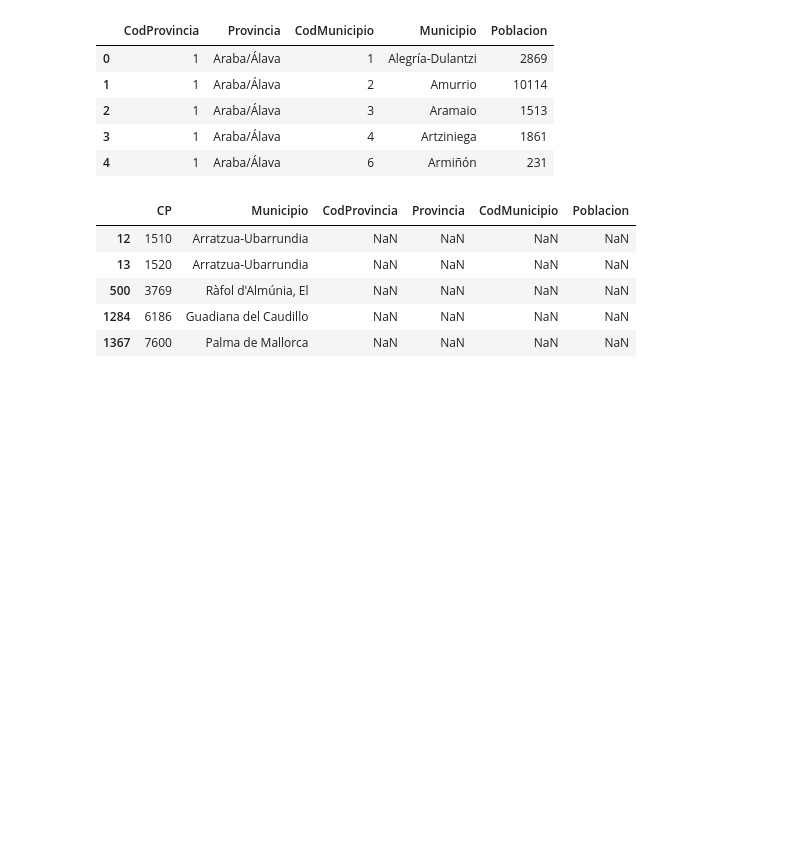
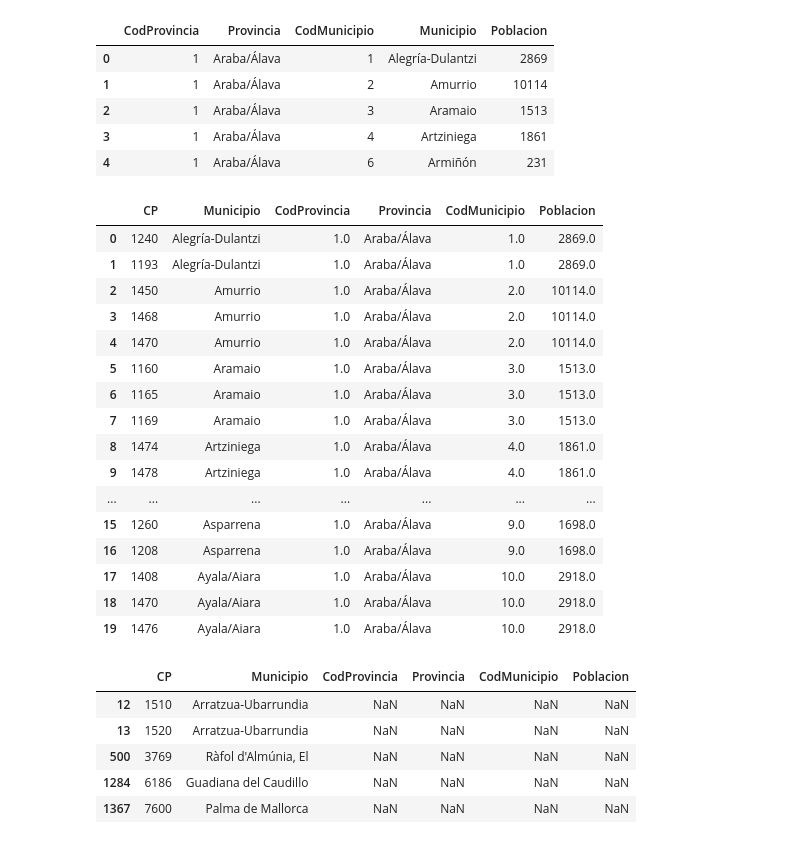
Before and after one commit to RaulRC/mia-iia, a Jupyter notebook: task2/Tema2_Raul_ReguilloCarmona.ipynb, the cells around one changed output. Drawn from its saved outputs; the diff is of its cells as text; code cells hidden in the pictures; blank space fills up the shorter version.

```diff
--- a/task2/Tema2_Raul_ReguilloCarmona.ipynb
+++ b/task2/Tema2_Raul_ReguilloCarmona.ipynb
@@ -222,5 +273,25 @@ pob.head()
 | 3 | 1 | Araba/Álava | 4 | Artziniega | 1861 |
 | 4 | 1 | Araba/Álava | 6 | Armiñón | 231 |
 # %%
+#Merge on Municipio leftside.
 cps = muns[['CP', 'Municipio']].merge(pob, on='Municipio', how='left')
+cps.head(20)
+# %% [output]
+|  | CP | Municipio | CodProvincia | Provincia | CodMunicipio | Poblacion |
+| 0 | 1240 | Alegría-Dulantzi | 1.0 | Araba/Álava | 1.0 | 2869.0 |
+| 1 | 1193 | Alegría-Dulantzi | 1.0 | Araba/Álava | 1.0 | 2869.0 |
+| 2 | 1450 | Amurrio | 1.0 | Araba/Álava | 2.0 | 10114.0 |
+| 3 | 1468 | Amurrio | 1.0 | Araba/Álava | 2.0 | 10114.0 |
+| 4 | 1470 | Amurrio | 1.0 | Araba/Álava | 2.0 | 10114.0 |
+| 5 | 1160 | Aramaio | 1.0 | Araba/Álava | 3.0 | 1513.0 |
+| 6 | 1165 | Aramaio | 1.0 | Araba/Álava | 3.0 | 1513.0 |
+| 7 | 1169 | Aramaio | 1.0 | Araba/Álava | 3.0 | 1513.0 |
+| 8 | 1474 | Artziniega | 1.0 | Araba/Álava | 4.0 | 1861.0 |
+| 9 | 1478 | Artziniega | 1.0 | Araba/Álava | 4.0 | 1861.0 |
+| ... | ... | ... | ... | ... | ... | ... |
+| 15 | 1260 | Asparrena | 1.0 | Araba/Álava | 9.0 | 1698.0 |
+| 16 | 1208 | Asparrena | 1.0 | Araba/Álava | 9.0 | 1698.0 |
+| 17 | 1408 | Ayala/Aiara | 1.0 | Araba/Álava | 10.0 | 2918.0 |
+| 18 | 1470 | Ayala/Aiara | 1.0 | Araba/Álava | 10.0 | 2918.0 |
+| 19 | 1476 | Ayala/Aiara | 1.0 | Araba/Álava | 10.0 | 2918.0 |
 # %%
```
Also changed, not shown: parts of 49 cells of this notebook.
